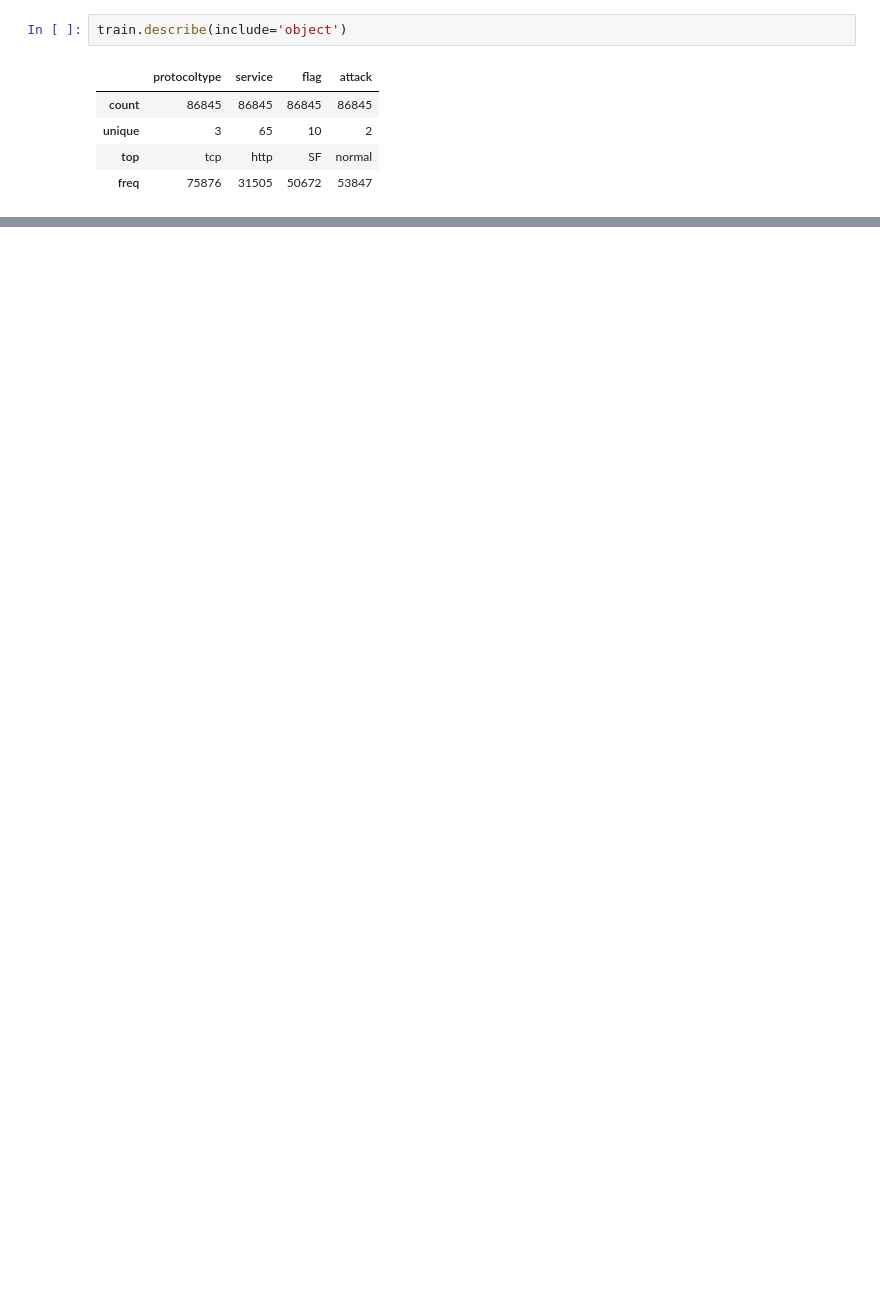
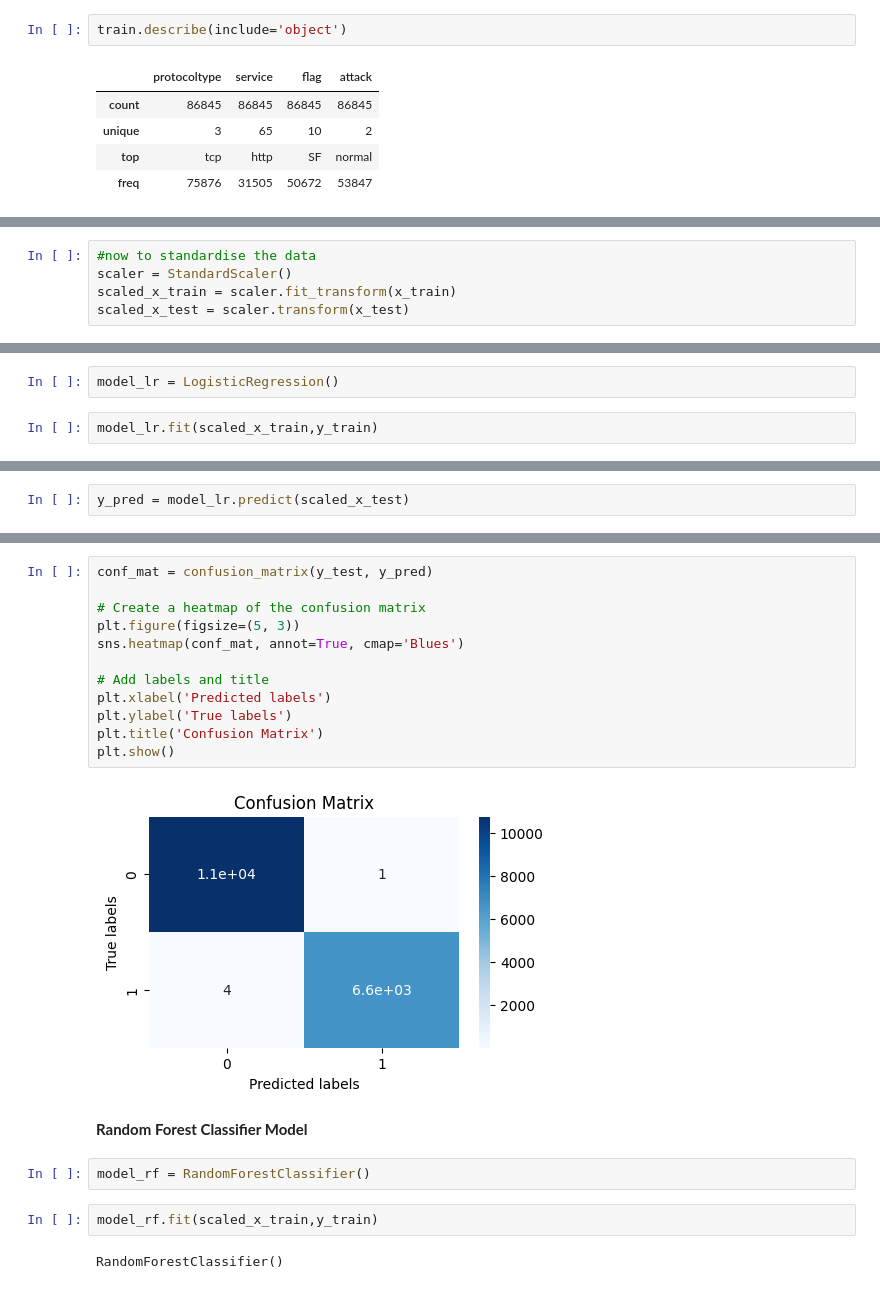
Before and after one commit to Nikitav0608/AIPlanetHackathon, a Jupyter notebook: Main.ipynb, the cells around one changed output, grey strips where cells are left out. Cells and saved outputs as stored; diff of their text form; blank space fills up the shorter version.

```diff
--- a/Main.ipynb
+++ b/Main.ipynb
@@ -223,0 +206,5 @@ Accuracy on training data =  0.9985750474984167
+# %%
+#now to standardise the data
+scaler = StandardScaler()
+scaled_x_train = scaler.fit_transform(x_train)
+scaled_x_test = scaler.transform(x_test)
@@ -223,0 +213,4 @@ Accuracy on training data =  0.9985750474984167
+# %%
+model_lr = LogisticRegression()
+# %%
+model_lr.fit(scaled_x_train,y_train)
@@ -223,0 +219,2 @@ Accuracy on training data =  0.9985750474984167
+# %%
+y_pred = model_lr.predict(scaled_x_test)
@@ -223,0 +232,22 @@ Accuracy on training data =  0.9985750474984167
+# %%
+conf_mat = confusion_matrix(y_test, y_pred)
+
+# Create a heatmap of the confusion matrix
+plt.figure(figsize=(5, 3))
+sns.heatmap(conf_mat, annot=True, cmap='Blues')
+
+# Add labels and title
+plt.xlabel('Predicted labels')
+plt.ylabel('True labels')
+plt.title('Confusion Matrix')
+plt.show()
+# %% [output]
+[figure, added]
+# %% [markdown]
+**Random Forest Classifier Model**
+# %%
+model_rf = RandomForestClassifier()
+# %%
+model_rf.fit(scaled_x_train,y_train)
+# %% [output]
+RandomForestClassifier()
```
Also changed, not shown: parts of 62 cells of this notebook, 1 other file.
